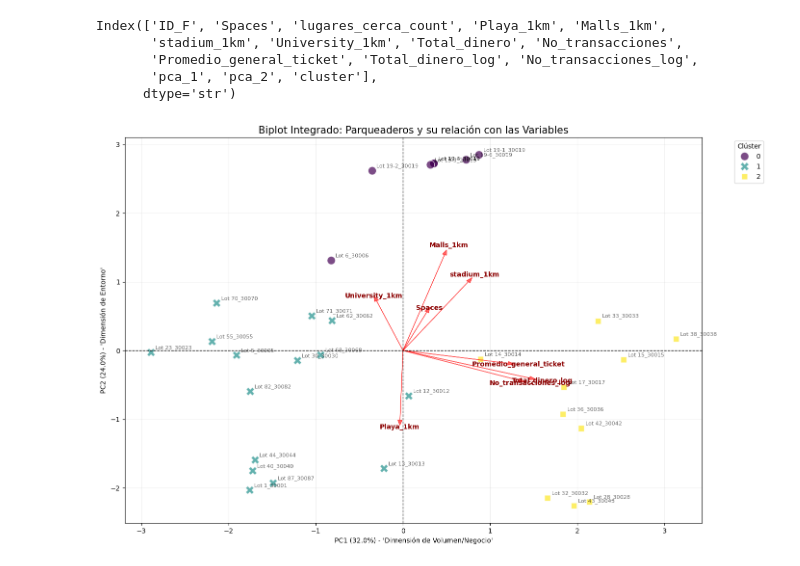
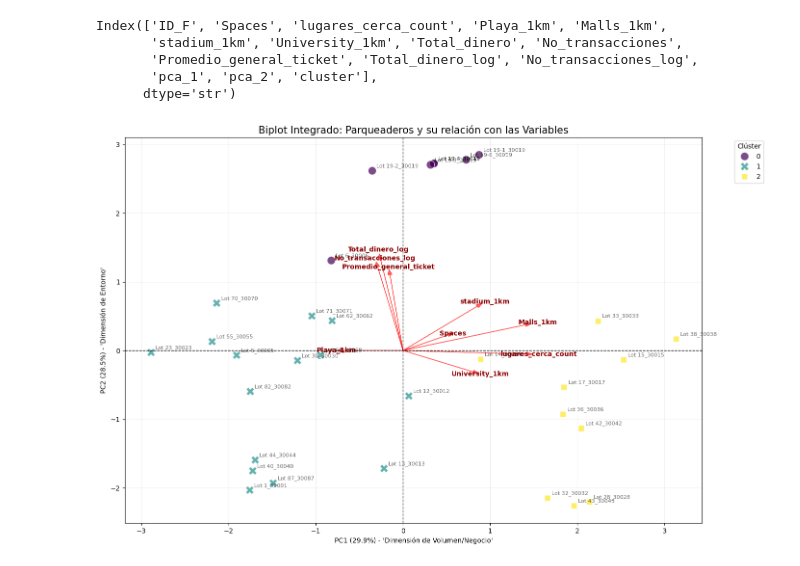
Before and after one commit to danielcordobap/parkinglot_code, a Jupyter notebook: Prueba.ipynb, the cells around one changed output. Saved outputs shown, nothing was run; the diff lists cells and outputs as text; code cells hidden in the pictures.

```diff
--- a/Prueba.ipynb
+++ b/Prueba.ipynb
@@ -891,24 +891,24 @@ Index(['ID_F', 'Spaces', 'lugares_cerca_count', 'Playa_1km', 'Malls_1km',
       dtype='str')
 # %%
 features_modelo = [
-    'Spaces', 'Playa_1km', 'Malls_1km',
+    'Spaces','lugares_cerca_count', 'Playa_1km', 'Malls_1km',
     'stadium_1km', 'University_1km', 'Promedio_general_ticket',
     'Total_dinero_log', 'No_transacciones_log'
 ]
 
 # 2. Preparación de datos (Asegurando que las transformaciones log existan)
 # Suponiendo que df_resultado_F es tu DataFrame principal
 X = df_clustering[features_modelo].copy()
 
 # 3. Escalado Estándar (Obligatorio para PCA)
 # Esto asegura que cada variable contribuya equitativamente al modelo
 scaler = StandardScaler()
 X_scaled = scaler.fit_transform(X)
 
 # 4. Cálculo del objeto pca_modelo
 # Calculamos las componentes para reducir la dimensionalidad
 pca_modelo = PCA(n_components=2)
 pca_modelo.fit(X_scaled)
 plot_pca_combined_biplot(df_clustering, pca_modelo, features_modelo)
 # %% [output]
-[figure, old version]
+[figure, new version]
```
